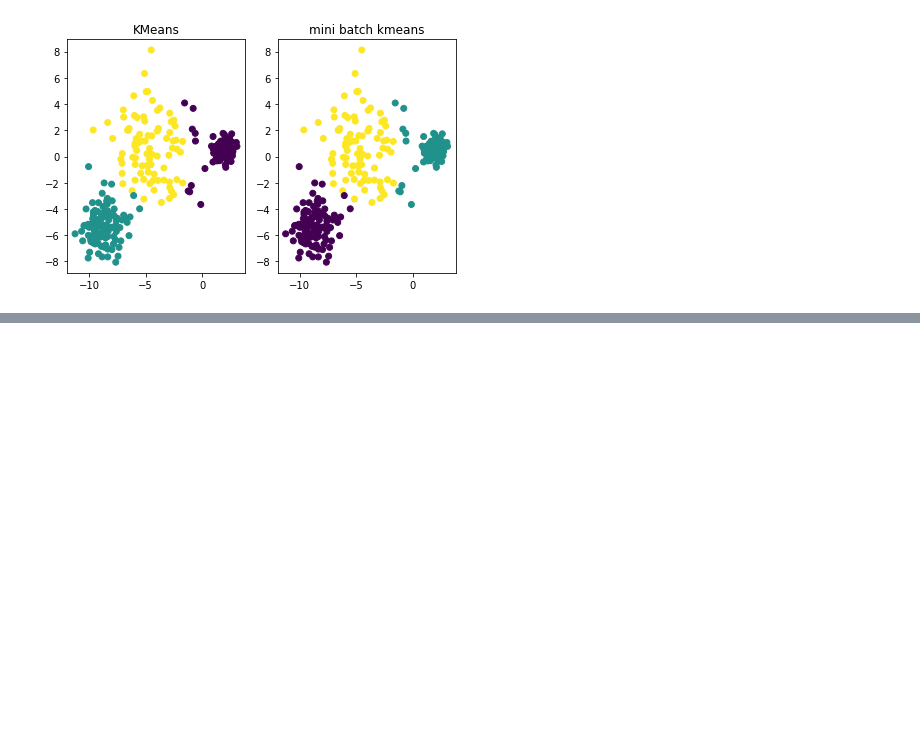
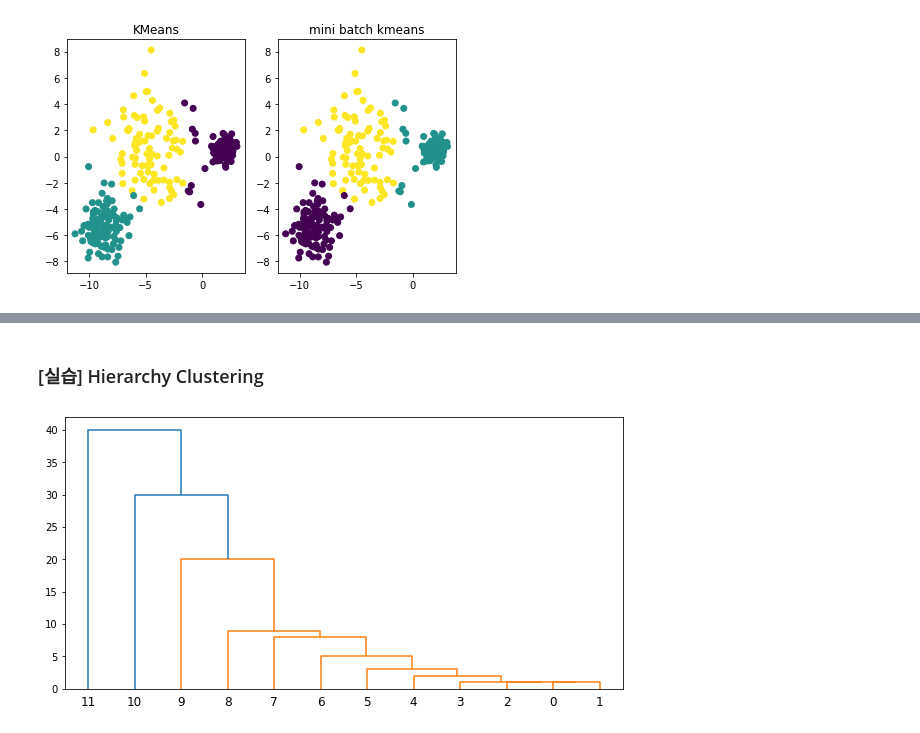
Before and after one commit to rileyko/PythonStudy, a Jupyter notebook: Clustering/Clustering.ipynb, the cells around one changed output, grey strips where cells are left out. Saved outputs shown, nothing was run; the diff lists cells and outputs as text; code cells hidden in the pictures; blank space fills up the shorter version.

Commit message:
End Clustering

```diff
--- a/Clustering/Clustering.ipynb
+++ b/Clustering/Clustering.ipynb
@@ -323,0 +365,21 @@ plt.show()
+# %% [markdown]
+### [실습] Hierarchy Clustering
+# %%
+%matplotlib inline
+from scipy.cluster.hierarchy import dendrogram, linkage
+from matplotlib import pyplot as plt
+import numpy as np
+
+X = np.array([[i] for i in [0,1,2,3,5,8,13,21,30,50,80,120]])
+# 최단 연결 : 두 군집의 가장 가까운 샘플 거리를 기준으로 계산
+Z = linkage(X, 'single')
+plt.figure(figsize=(10, 5))
+dendrogram(Z)
+plt.show()
+
+# leaf
+# : Sample의 인덱스
+# : leaf의 순서와 가로방향으로 얼마나 가까운지는 의미 X
+# : branch가 합쳐지는 순간 세로축 거리가 두 그룹의 유사도를 알려주는 척도
+# %% [output]
+[figure, added]
```
Also changed, not shown: parts of 13 cells of this notebook.
